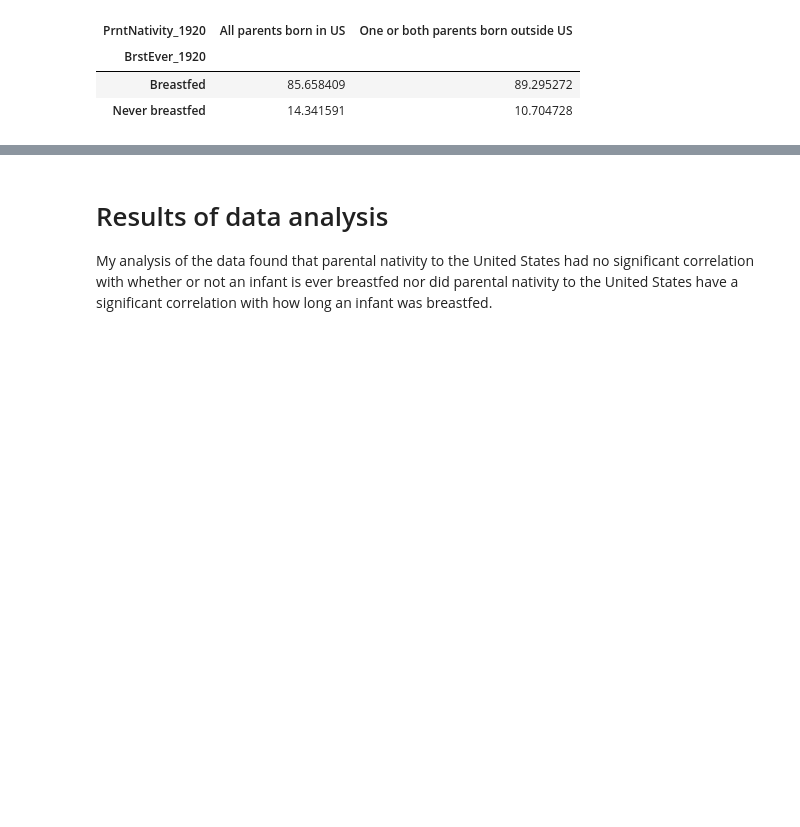
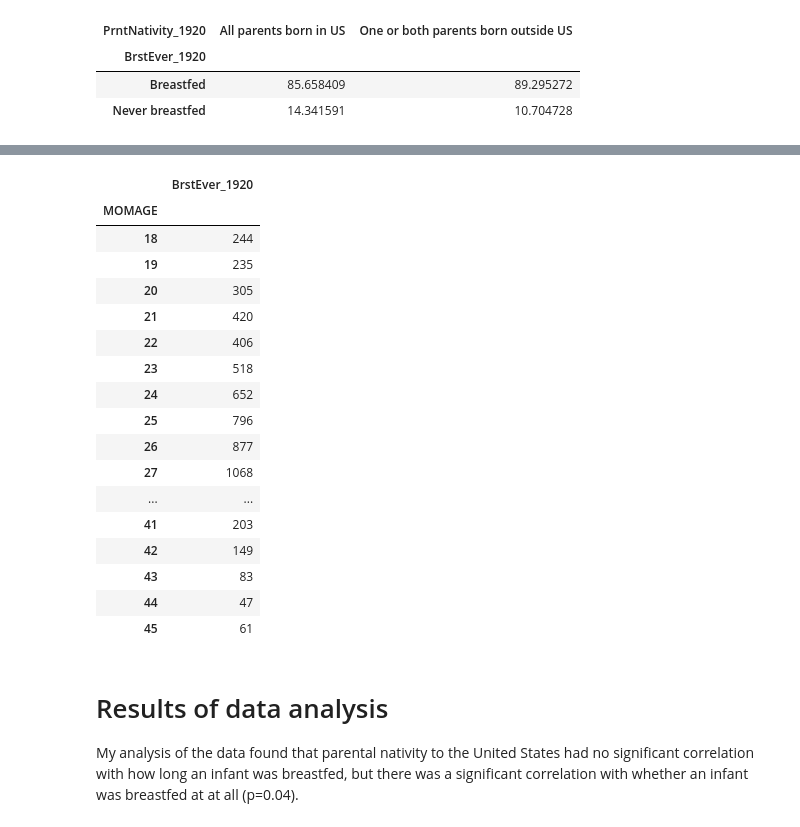
Before and after one commit to ejdiener/cs103a-cpa01, a Jupyter notebook: cpa01.ipynb, the cells around one changed output, grey strips where cells are left out. Drawn from its saved outputs; the diff is of its cells as text; code cells hidden in the pictures; blank space fills up the shorter version.

```diff
--- a/cpa01.ipynb
+++ b/cpa01.ipynb
@@ -238,3 +258,38 @@ fig.show()
+# %%
+maternalage_everbreastfed = pd.DataFrame(data=nsch, columns=['MOMAGE', 'BrstEver_1920'])
+
+# drop any rows with NaN values
+maternalage_everbreastfed = maternalage_everbreastfed.dropna(how='any')
+
+# drop any rows with ever breastfed values not equal to 1 or 2
+maternalage_everbreastfed.drop(maternalage_everbreastfed[maternalage_everbreastfed['BrstEver_1920'] > 2].index, inplace=True)
+
+# drop any rows with ever breastfed values not equal to 1 or 2
+maternalage_everbreastfed.drop(maternalage_everbreastfed[maternalage_everbreastfed['MOMAGE'] == 99].index, inplace=True)
+
+# Obligatory group by
+grouped = maternalage_everbreastfed.groupby(by=['MOMAGE']).count()
+
+grouped
+# %% [output]
+|  | BrstEver_1920 |
+| MOMAGE |  |
+| 18 | 244 |
+| 19 | 235 |
+| 20 | 305 |
+| 21 | 420 |
+| 22 | 406 |
+| 23 | 518 |
+| 24 | 652 |
+| 25 | 796 |
+| 26 | 877 |
+| 27 | 1068 |
+| ... | ... |
+| 41 | 203 |
+| 42 | 149 |
+| 43 | 83 |
+| 44 | 47 |
+| 45 | 61 |
 # %% [markdown]
 # Results of data analysis
-My analysis of the data found that parental nativity to the United States had no significant correlation with whether or not an infant is ever breastfed nor did parental nativity to the United States have a significant correlation with how long an infant was breastfed.
+My analysis of the data found that parental nativity to the United States had no significant correlation with how long an infant was breastfed, but there was a significant correlation with whether an infant was breastfed at at all (p=0.04).
```
Also changed, not shown: parts of 7 cells of this notebook.
